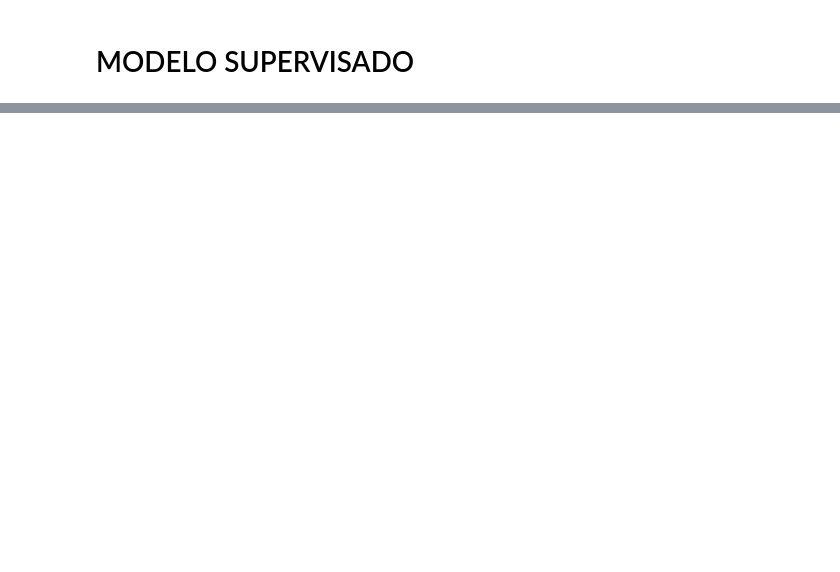
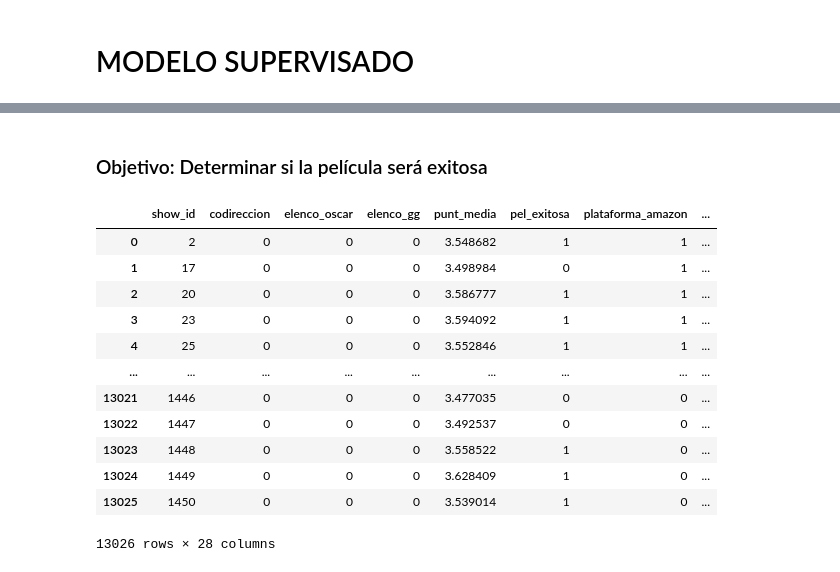
Before and after one commit to L-Ameneiro/IngeniasDataScience, a Jupyter notebook: notebooks/MODELO SUPERVISADO.ipynb, the cells around one changed output, grey strips where cells are left out. Drawn from its saved outputs; the diff is of its cells as text; code cells hidden in the pictures; blank space fills up the shorter version.

```diff
--- a/notebooks/MODELO SUPERVISADO.ipynb
+++ b/notebooks/MODELO SUPERVISADO.ipynb
@@ -28,0 +33,6 @@ pd.read_csv(r'..\\datasets\\peliculas_final.csv')
+# %%
+# Se eliminan los valores que no sean numéricos.peliculas5[
+peliculas5['show_id'] = peliculas5['show_id'].str.replace(r'\D', '', regex=True)
+
+# Ver las primeras filas del DataFrame resultante
+print(peliculas5.head())
@@ -28,0 +59,25 @@ pd.read_csv(r'..\\datasets\\peliculas_final.csv')
+# %% [markdown]
+### Objetivo: Determinar si la película será exitosa
+# %%
+peliculas5['pel_exitosa']=peliculas5['punt_media'].apply(lambda x: 0 if x < 3.5 else 1)
+# %%
+# Se crean las variables dummies
+dum_supervisado = pd.get_dummies(peliculas5, columns=['plataforma', 'clasificacion'])
+# %%
+# Se eliminan aquellas variables que no se vana a incluir en el modelo.
+dum_supervisado1= dum_supervisado.drop(['titulo', 'director', 'elenco', 'anio', 'duracion', 'genero'], axis=1)
+dum_supervisado1
+# %% [output]
+|  | show_id | codireccion | elenco_oscar | elenco_gg | punt_media | pel_exitosa | plataforma_amazon | ... |
+| 0 | 2 | 0 | 0 | 0 | 3.548682 | 1 | 1 | ... |
+| 1 | 17 | 0 | 0 | 0 | 3.498984 | 0 | 1 | ... |
+| 2 | 20 | 0 | 0 | 0 | 3.586777 | 1 | 1 | ... |
+| 3 | 23 | 0 | 0 | 0 | 3.594092 | 1 | 1 | ... |
+| 4 | 25 | 0 | 0 | 0 | 3.552846 | 1 | 1 | ... |
+| ... | ... | ... | ... | ... | ... | ... | ... | ... |
+| 13021 | 1446 | 0 | 0 | 0 | 3.477035 | 0 | 0 | ... |
+| 13022 | 1447 | 0 | 0 | 0 | 3.492537 | 0 | 0 | ... |
+| 13023 | 1448 | 0 | 0 | 0 | 3.558522 | 1 | 0 | ... |
+| 13024 | 1449 | 0 | 0 | 0 | 3.628409 | 1 | 0 | ... |
+| 13025 | 1450 | 0 | 0 | 0 | 3.539014 | 1 | 0 | ... |
+13026 rows × 28 columns
```
Also changed, not shown: parts of 46 cells of this notebook, 5 other files.
